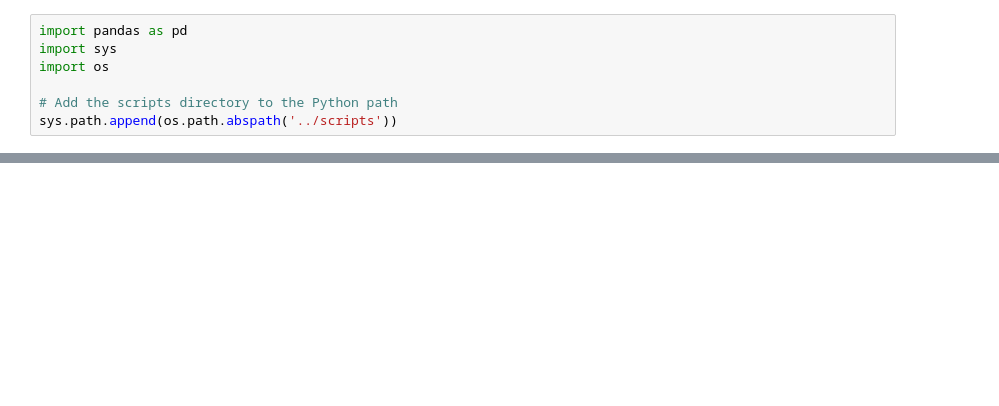
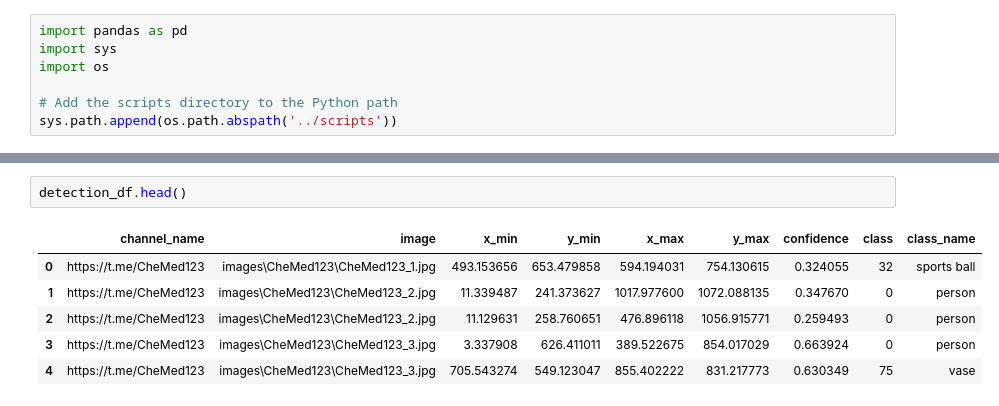
Before and after one commit to NaimaT15/data-ware-house-for-ethiopian-medical, a Jupyter notebook: notebooks/telegram_scraper.ipynb, the cells around one changed output, grey strips where cells are left out. Saved outputs shown, nothing was run; the diff lists cells and outputs as text; blank space fills up the shorter version.

Commit message:
Object Detection Using YOLO

```diff
--- a/notebooks/telegram_scraper.ipynb
+++ b/notebooks/telegram_scraper.ipynb
@@ -74,0 +238,9 @@ Scraped data:
+# %%
+detection_df.head()
+# %% [output]
+|  | channel_name | image | x_min | y_min | x_max | y_max | confidence | class | class_name |
+| 0 | https://t.me/CheMed123 | images\CheMed123\CheMed123_1.jpg | 493.153656 | 653.479858 | 594.194031 | 754.130615 | 0.324055 | 32 | sports ball |
+| 1 | https://t.me/CheMed123 | images\CheMed123\CheMed123_2.jpg | 11.339487 | 241.373627 | 1017.977600 | 1072.088135 | 0.347670 | 0 | person |
+| 2 | https://t.me/CheMed123 | images\CheMed123\CheMed123_2.jpg | 11.129631 | 258.760651 | 476.896118 | 1056.915771 | 0.259493 | 0 | person |
+| 3 | https://t.me/CheMed123 | images\CheMed123\CheMed123_3.jpg | 3.337908 | 626.411011 | 389.522675 | 854.017029 | 0.663924 | 0 | person |
+| 4 | https://t.me/CheMed123 | images\CheMed123\CheMed123_3.jpg | 705.543274 | 549.123047 | 855.402222 | 831.217773 | 0.630349 | 75 | vase |
```
Also changed, not shown: parts of 7 cells of this notebook, 7 other files.
